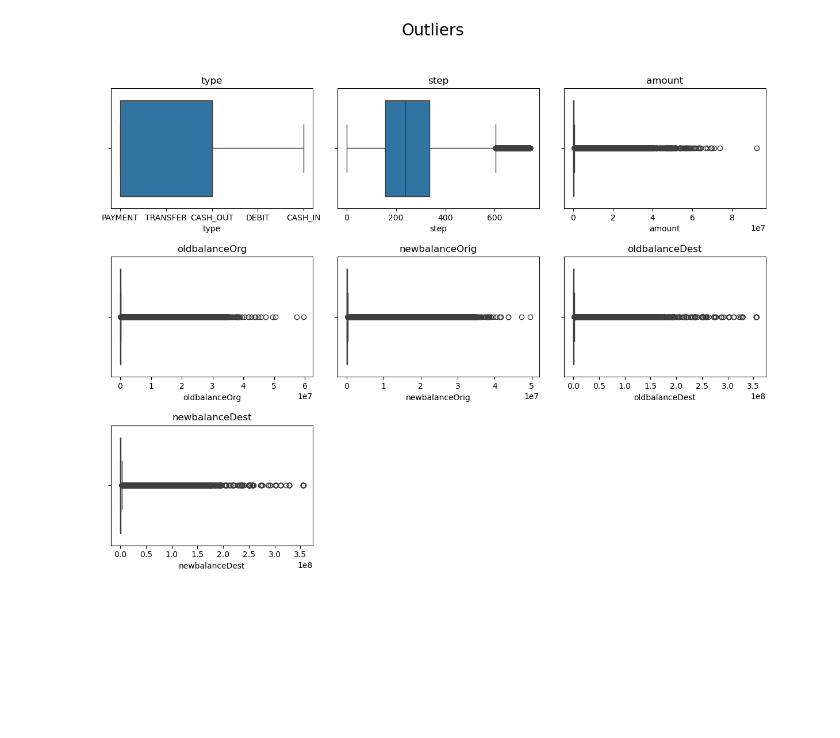
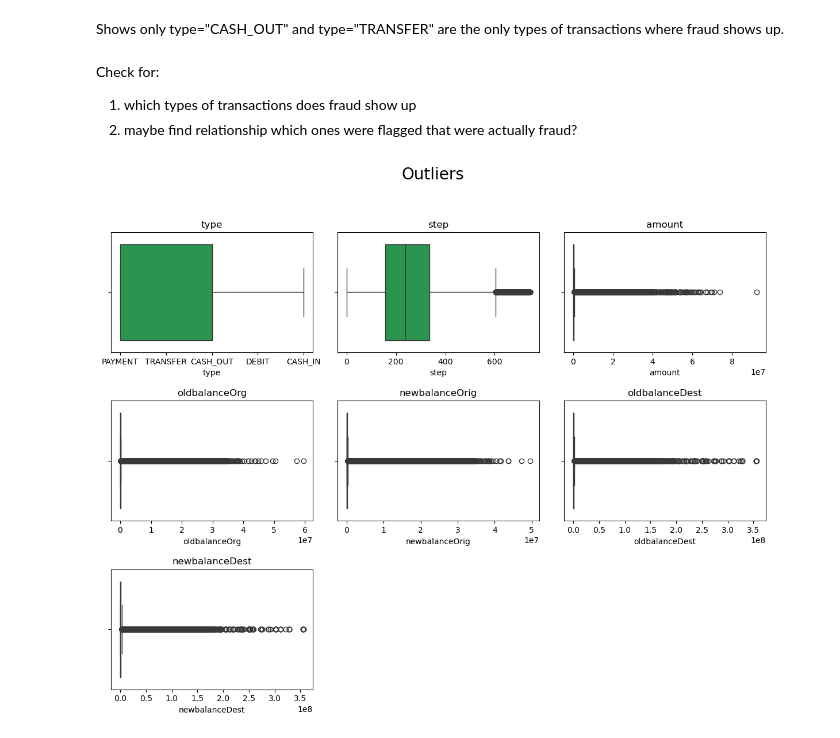
Before and after one commit to ach0309/Fraud_Detection_Project, a Jupyter notebook: code/explore.ipynb, the cells around one changed output. Saved outputs shown, nothing was run; the diff lists cells and outputs as text; code cells hidden in the pictures; blank space fills up the shorter version.

```diff
--- a/code/explore.ipynb
+++ b/code/explore.ipynb
@@ -78,19 +127,25 @@ np.int64(0)
+# %% [markdown]
+Shows only type="CASH_OUT" and type="TRANSFER" are the only types of transactions where fraud shows up.
+# %% [markdown]
+Check for:
+1. which types of transactions does fraud show up
+2. maybe find relationship which ones were flagged that were actually fraud?
 # %%
 cols = ['type', 'step', 'amount', 'oldbalanceOrg', 'newbalanceOrig', 'oldbalanceDest', 'newbalanceDest'] #just testing -- change this!!!!!!
 
 fig, ax = plt.subplots(4, 3, figsize=(12,12))
 ax = ax.flatten()
 
 for i, col in enumerate(cols):
-    sns.boxplot(x=df[col], ax=ax[i])
+    sns.boxplot(x=df[col], ax=ax[i], color="#19A64A")
     ax[i].set_title(col)
 
 # Hide any unused subplots
 for j in range(i + 1, len(ax)):
     ax[j].set_visible(False)
 
 plt.suptitle('Outliers', y=1.02, fontsize=20)
 plt.tight_layout(pad=1.5)
 plt.show()
 # %% [output]
-[figure, old version]
+[figure, new version]
```
Also changed, not shown: parts of 15 cells of this notebook, 2 other files.
